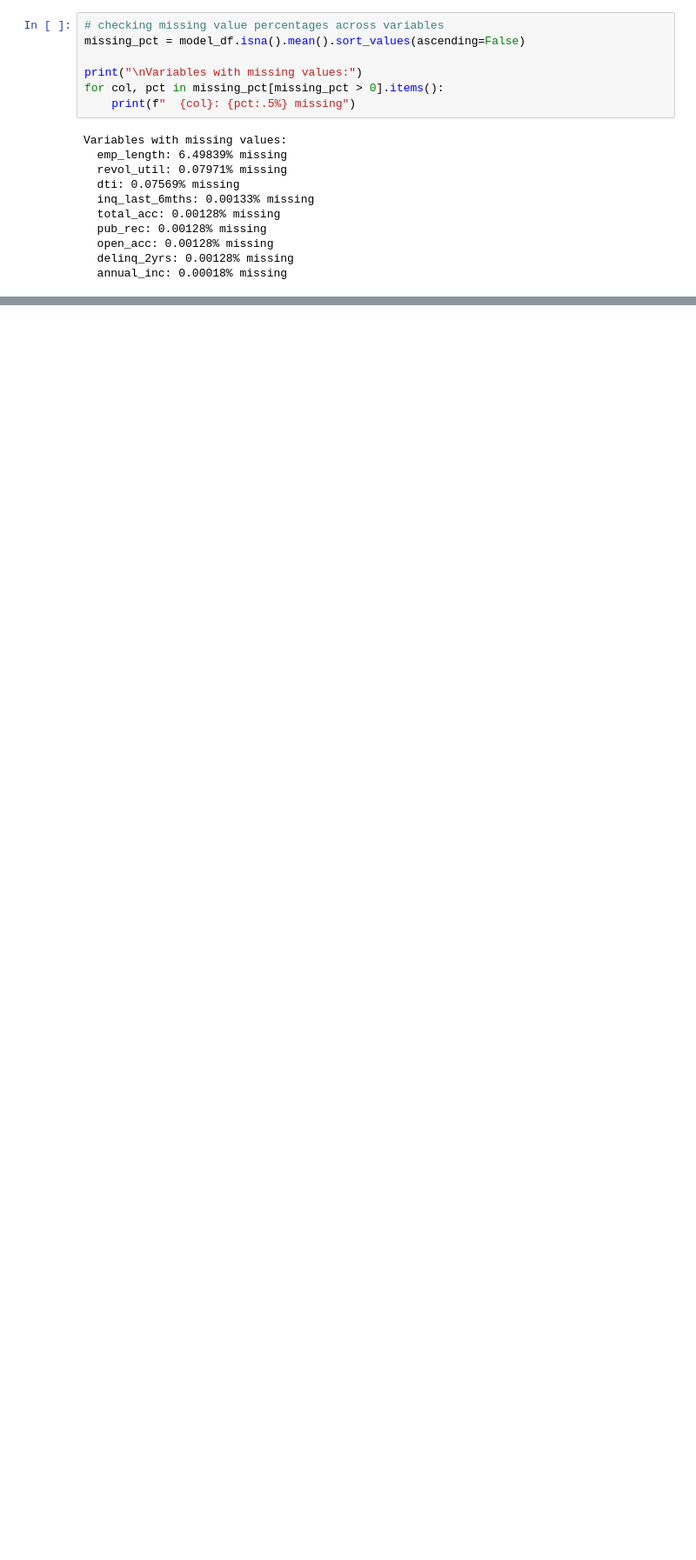
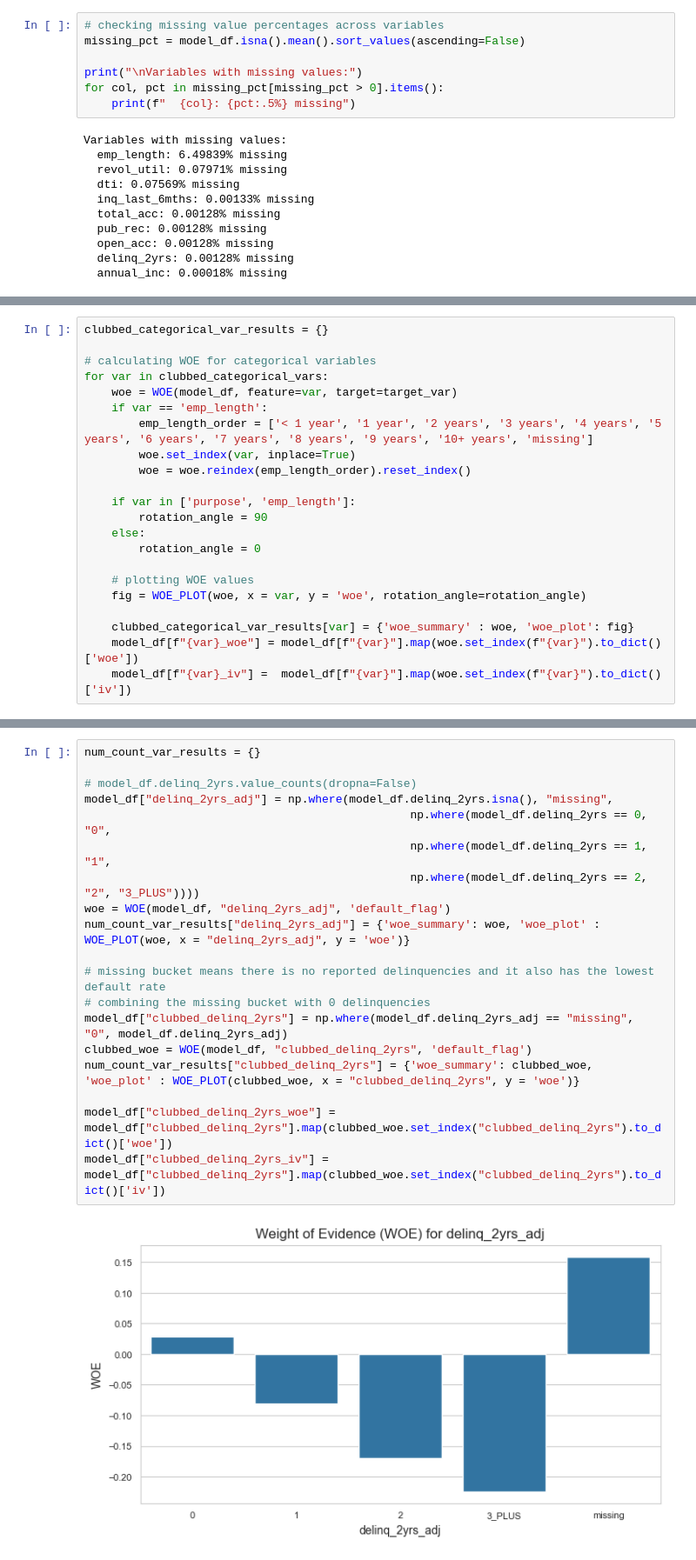
Before and after one commit to dipanshusharma2001/irb_retail_pd_sas_vs_python, a Jupyter notebook: notebooks/02_feature_engineering_binning_woe.ipynb, the cells around one changed output, grey strips where cells are left out. Shown at 87% size. Cells and saved outputs as stored; diff of their text form; blank space fills up the shorter version.

```diff
--- a/notebooks/02_feature_engineering_binning_woe.ipynb
+++ b/notebooks/02_feature_engineering_binning_woe.ipynb
@@ -215,0 +159,22 @@ with pd.ExcelWriter(f"{main_dir}/summaries_and_charts/clubbed_woe_categorical_va
+# %%
+clubbed_categorical_var_results = {}
+
+# calculating WOE for categorical variables
+for var in clubbed_categorical_vars:
+    woe = WOE(model_df, feature=var, target=target_var)
+    if var == 'emp_length':
+        emp_length_order = ['< 1 year', '1 year', '2 years', '3 years', '4 years', '5 years', '6 years', '7 years', '8 years', '9 years', '10+ years', 'missing']
+        woe.set_index(var, inplace=True)
+        woe = woe.reindex(emp_length_order).reset_index()
+
+    if var in ['purpose', 'emp_length']:
+        rotation_angle = 90
+    else:
+        rotation_angle = 0
+
+    # plotting WOE values
+    fig = WOE_PLOT(woe, x = var, y = 'woe', rotation_angle=rotation_angle)
+
+    clubbed_categorical_var_results[var] = {'woe_summary' : woe, 'woe_plot': fig}
+    model_df[f"{var}_woe"] = model_df[f"{var}"].map(woe.set_index(f"{var}").to_dict()['woe'])
+    model_df[f"{var}_iv"] =  model_df[f"{var}"].map(woe.set_index(f"{var}").to_dict()['iv'])
@@ -215,0 +207,21 @@ with pd.ExcelWriter(f"{main_dir}/summaries_and_charts/clubbed_woe_categorical_va
+# %%
+num_count_var_results = {}
+
+# model_df.delinq_2yrs.value_counts(dropna=False)
+model_df["delinq_2yrs_adj"] = np.where(model_df.delinq_2yrs.isna(), "missing",
+                                                np.where(model_df.delinq_2yrs == 0, "0",
+                                                np.where(model_df.delinq_2yrs == 1, "1",
+                                                np.where(model_df.delinq_2yrs == 2, "2", "3_PLUS"))))
+woe = WOE(model_df, "delinq_2yrs_adj", 'default_flag')
+num_count_var_results["delinq_2yrs_adj"] = {'woe_summary': woe, 'woe_plot' : WOE_PLOT(woe, x = "delinq_2yrs_adj", y = 'woe')}
+
+# missing bucket means there is no reported delinquencies and it also has the lowest default rate
+# combining the missing bucket with 0 delinquencies
+model_df["clubbed_delinq_2yrs"] = np.where(model_df.delinq_2yrs_adj == "missing", "0", model_df.delinq_2yrs_adj)
+clubbed_woe = WOE(model_df, "clubbed_delinq_2yrs", 'default_flag')
+num_count_var_results["clubbed_delinq_2yrs"] = {'woe_summary': clubbed_woe, 'woe_plot' : WOE_PLOT(clubbed_woe, x = "clubbed_delinq_2yrs", y = 'woe')}
+
+model_df["clubbed_delinq_2yrs_woe"] = model_df["clubbed_delinq_2yrs"].map(clubbed_woe.set_index("clubbed_delinq_2yrs").to_dict()['woe'])
+model_df["clubbed_delinq_2yrs_iv"] = model_df["clubbed_delinq_2yrs"].map(clubbed_woe.set_index("clubbed_delinq_2yrs").to_dict()['iv'])
+# %% [output]
+[figure, added]
```
Also changed, not shown: parts of 26 cells of this notebook, 27 other files.
